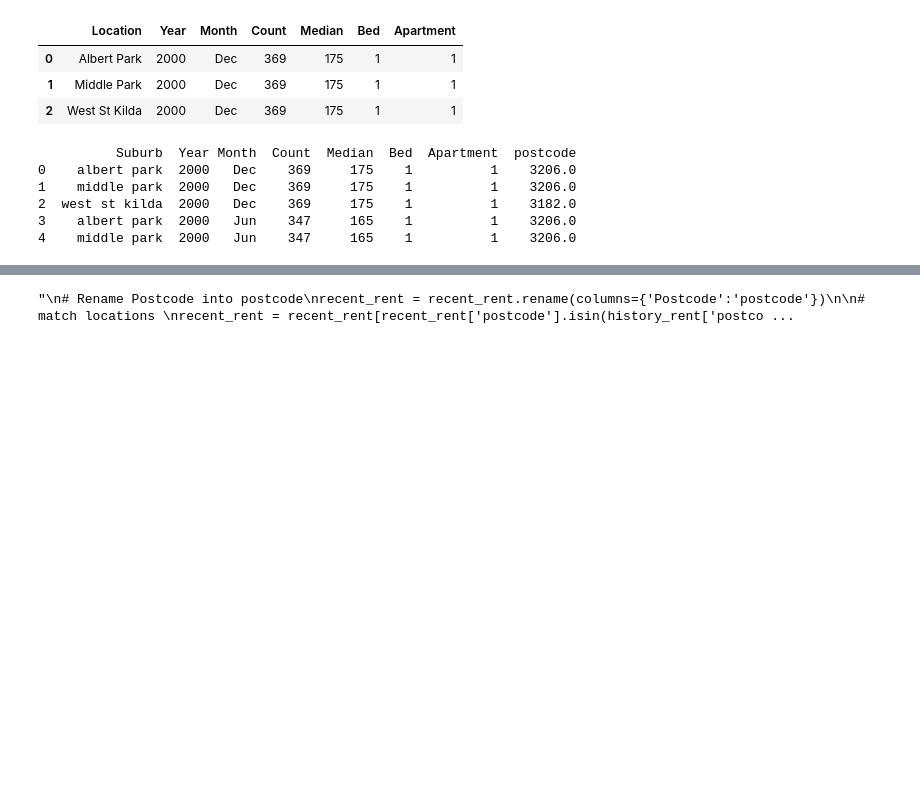
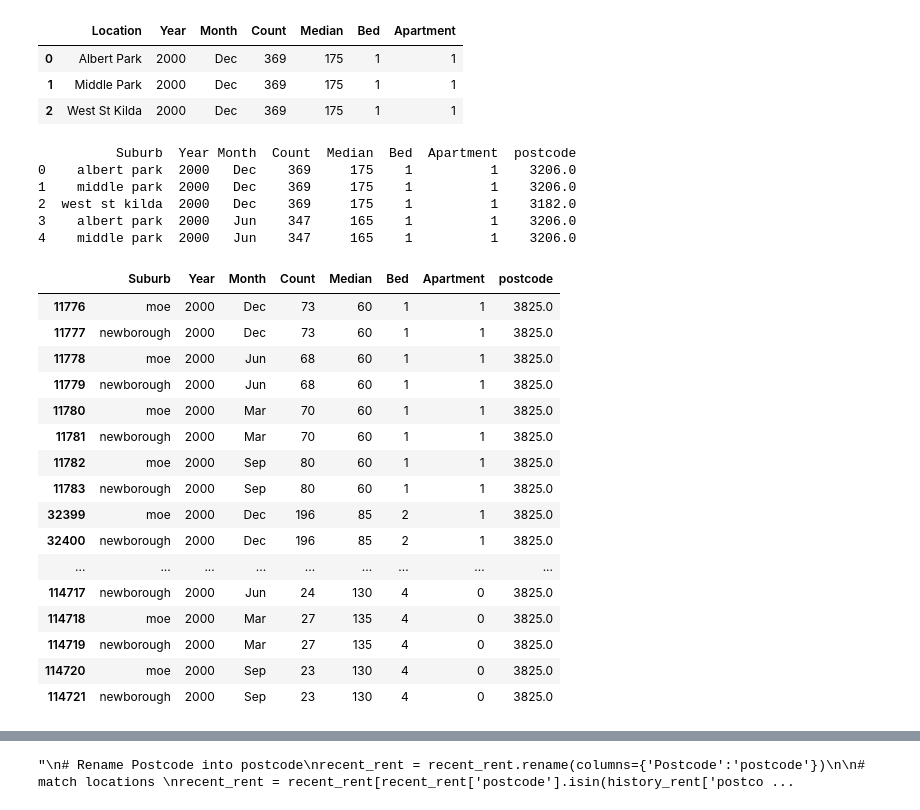
Before and after one commit to MAST30034-AppliedDataScience/project-2-group-real-estate-industry-project-16, a Jupyter notebook: notebooks/preprocessing_rent/preprocess_final_rent.ipynb, the cells around one changed output, grey strips where cells are left out. Saved outputs shown, nothing was run; the diff lists cells and outputs as text; code cells hidden in the pictures; blank space fills up the shorter version.

```diff
--- a/notebooks/preprocessing_rent/preprocess_final_rent.ipynb
+++ b/notebooks/preprocessing_rent/preprocess_final_rent.ipynb
@@ -89,3 +89,27 @@ print(history_rent.head())
 2  west st kilda  2000   Dec    369     175    1          1    3182.0
 3    albert park  2000   Jun    347     165    1          1    3206.0
 4    middle park  2000   Jun    347     165    1          1    3206.0
+# %%
+p_3825 = history_rent[history_rent['postcode']==3825.0]
+y_2000 = p_3825[p_3825['Year']==2000]
+y_2023 = p_3825[p_3825['Year']==2023]
+# %%
+y_2000
+# %% [output]
+|  | Suburb | Year | Month | Count | Median | Bed | Apartment | postcode |
+| 11776 | moe | 2000 | Dec | 73 | 60 | 1 | 1 | 3825.0 |
+| 11777 | newborough | 2000 | Dec | 73 | 60 | 1 | 1 | 3825.0 |
+| 11778 | moe | 2000 | Jun | 68 | 60 | 1 | 1 | 3825.0 |
+| 11779 | newborough | 2000 | Jun | 68 | 60 | 1 | 1 | 3825.0 |
+| 11780 | moe | 2000 | Mar | 70 | 60 | 1 | 1 | 3825.0 |
+| 11781 | newborough | 2000 | Mar | 70 | 60 | 1 | 1 | 3825.0 |
+| 11782 | moe | 2000 | Sep | 80 | 60 | 1 | 1 | 3825.0 |
+| 11783 | newborough | 2000 | Sep | 80 | 60 | 1 | 1 | 3825.0 |
+| 32399 | moe | 2000 | Dec | 196 | 85 | 2 | 1 | 3825.0 |
+| 32400 | newborough | 2000 | Dec | 196 | 85 | 2 | 1 | 3825.0 |
+| ... | ... | ... | ... | ... | ... | ... | ... | ... |
+| 114717 | newborough | 2000 | Jun | 24 | 130 | 4 | 0 | 3825.0 |
+| 114718 | moe | 2000 | Mar | 27 | 135 | 4 | 0 | 3825.0 |
+| 114719 | newborough | 2000 | Mar | 27 | 135 | 4 | 0 | 3825.0 |
+| 114720 | moe | 2000 | Sep | 23 | 130 | 4 | 0 | 3825.0 |
+| 114721 | newborough | 2000 | Sep | 23 | 130 | 4 | 0 | 3825.0 |
```
Also changed, not shown: parts of 5 cells of this notebook, 14 other files.
